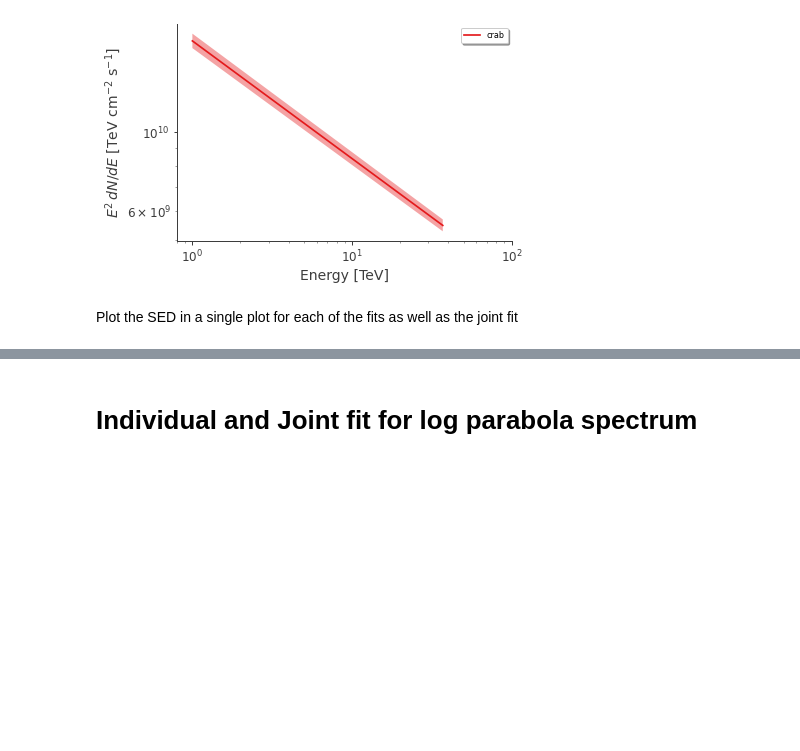
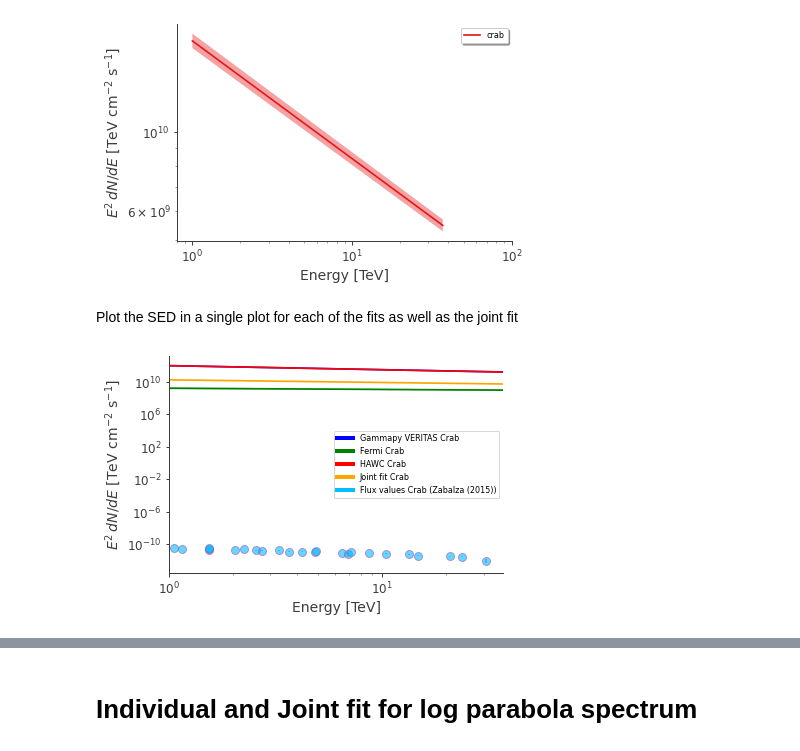
Before and after one commit to threeML/gammapy-plugin, a Jupyter notebook: gammapy_plugin/JointFitting_All_Final.ipynb, the cells around one changed output, grey strips where cells are left out. Cells and saved outputs as stored; diff of their text form; code cells hidden in the pictures; blank space fills up the shorter version.

```diff
--- a/gammapy_plugin/JointFitting_All_Final.ipynb
+++ b/gammapy_plugin/JointFitting_All_Final.ipynb
@@ -746,3 +746,85 @@ plt.show()
 [figure]
 # %% [markdown]
 Plot the SED in a single plot for each of the fits as well as the joint fit
+# %%
+fig, ax = plt.subplots()
+
+
+from matplotlib.lines import Line2D
+custom_lines = [Line2D([0], [0], color='blue', lw=4),
+                Line2D([0], [0], color='green', lw=4),
+                Line2D([0], [0], color='red', lw=4),
+                Line2D([0], [0], color='orange', lw=4),
+                Line2D([0], [0], color='deepskyblue', lw=4)]
+
+
+
+plot_spectra(
+    ver_results,
+    ene_min=1.0,
+    ene_max=37,
+    num_ene=50,
+    energy_unit="TeV",
+    flux_unit="TeV/(s cm2)",
+    subplot=ax,
+    fit_colors = 'blue',
+    contour_colors="blue"
+)
+ax.set_xlim(0.8, 100)
+ax.set_ylabel(r"$E^2\,dN/dE$ [TeV cm$^{-2}$ s$^{-1}$]")
+ax.set_xlabel("Energy [TeV]")
+
+
+
+#fig, ax = plt.subplots()
+
+plot_spectra(
+    fermi_results,
+    ene_min=1.0,
+    ene_max=37,
+    num_ene=50,
+    energy_unit="TeV",
+    flux_unit="TeV/(s cm2)",
+    subplot=ax,
+    fit_colors = 'green',
+    contour_colors="green"
+)
+
+
+#fig, ax = plt.subplots()
+
+plot_spectra(
+    hawc_results,
+    ene_min=1.0,
+    ene_max=37,
+    num_ene=50,
+    energy_unit="TeV",
+    flux_unit="TeV/(s cm2)",
+    subplot=ax,
+    fit_colors = 'red',
+    contour_colors="red"
+)
+
+
+#fig, ax = plt.subplots()
+
+plot_spectra(
+    presults,
+    ene_min=1.0,
+    ene_max=37,
+    num_ene=50,
+    energy_unit="TeV",
+    flux_unit="TeV/(s cm2)",
+    subplot=ax,
+    fit_colors = 'orange',
+    contour_colors="orange"
+)
+
+plt.errorbar(Crab_energy_TeV, Crab_Flux_TeV, yerr =Crab_Fluxerr_TeV, marker='o', mfc='deepskyblue', ms=8, ls='none', alpha=0.6)
+
+
+ax.legend(custom_lines, ['Gammapy VERITAS Crab', 'Fermi Crab', 'HAWC Crab', 'Joint fit Crab', 'Flux values Crab (Zabalza (2015))'])
+
+plt.savefig("JointFitPowerLaw.pdf")
+# %% [output]
+[figure, added]
```
Also changed, not shown: parts of 4 cells of this notebook, 1 other file.
